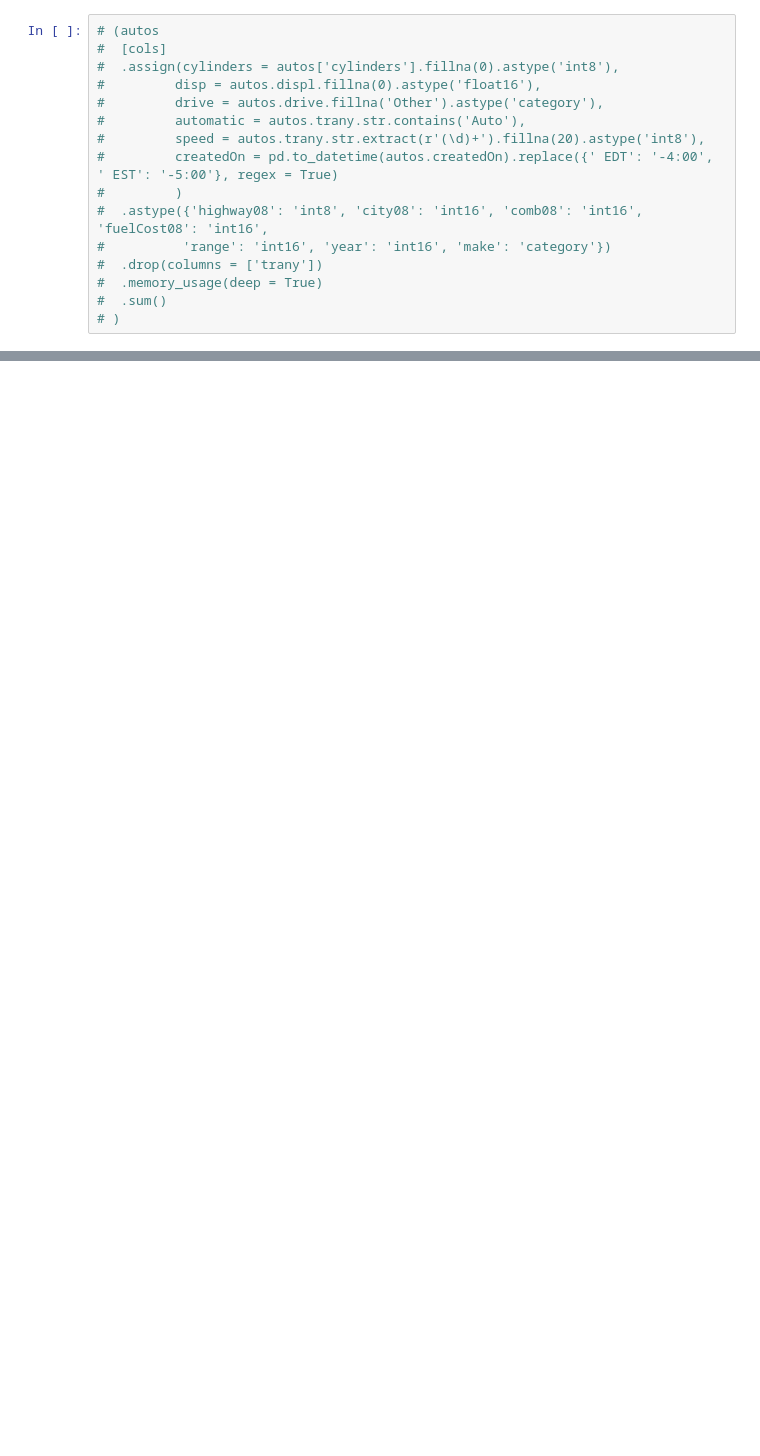
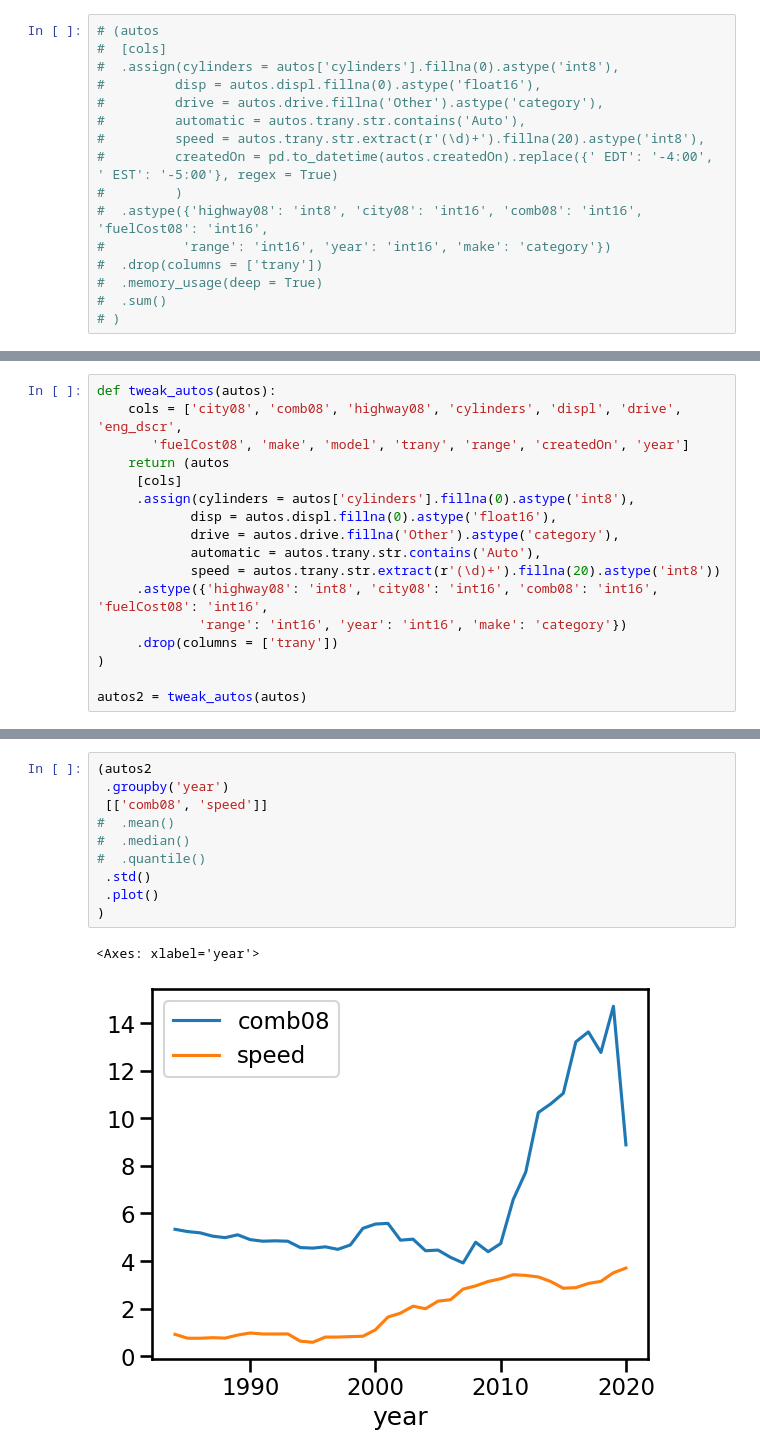
Before and after one commit to realfaiq/100-Days-of-Python, a Jupyter notebook: Data-Preprocessing/Pandas/7-Best Practices in Pandas.ipynb, the cells around one changed output, grey strips where cells are left out. Drawn from its saved outputs; the diff is of its cells as text; blank space fills up the shorter version.

```diff
--- a/Data-Preprocessing/Pandas/7-Best Practices in Pandas.ipynb
+++ b/Data-Preprocessing/Pandas/7-Best Practices in Pandas.ipynb
@@ -509,0 +713,17 @@ Name: count, dtype: int64
+# %%
+def tweak_autos(autos):
+    cols = ['city08', 'comb08', 'highway08', 'cylinders', 'displ', 'drive', 'eng_dscr',
+       'fuelCost08', 'make', 'model', 'trany', 'range', 'createdOn', 'year']
+    return (autos
+     [cols]
+     .assign(cylinders = autos['cylinders'].fillna(0).astype('int8'),
+            disp = autos.displ.fillna(0).astype('float16'),
+            drive = autos.drive.fillna('Other').astype('category'),
+            automatic = autos.trany.str.contains('Auto'),
+            speed = autos.trany.str.extract(r'(\d)+').fillna(20).astype('int8'))
+     .astype({'highway08': 'int8', 'city08': 'int16', 'comb08': 'int16', 'fuelCost08': 'int16',
+             'range': 'int16', 'year': 'int16', 'make': 'category'})
+     .drop(columns = ['trany'])
+)
+
+autos2 = tweak_autos(autos)
@@ -509,0 +872,13 @@ Name: count, dtype: int64
+# %%
+(autos2
+ .groupby('year')
+ [['comb08', 'speed']]
+#  .mean()
+#  .median()
+#  .quantile()
+ .std()
+ .plot()
+)
+# %% [output]
+<Axes: xlabel='year'>
+[figure, added]
```
Also changed, not shown: parts of 27 cells of this notebook, 1 other file.
